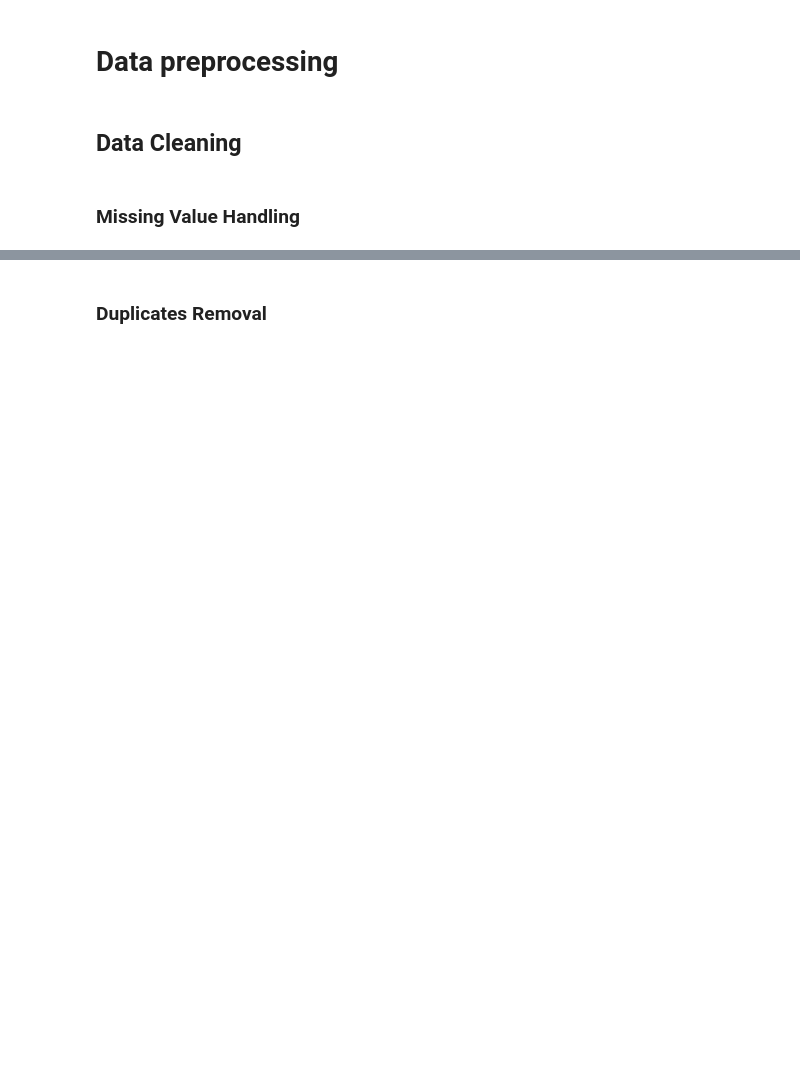
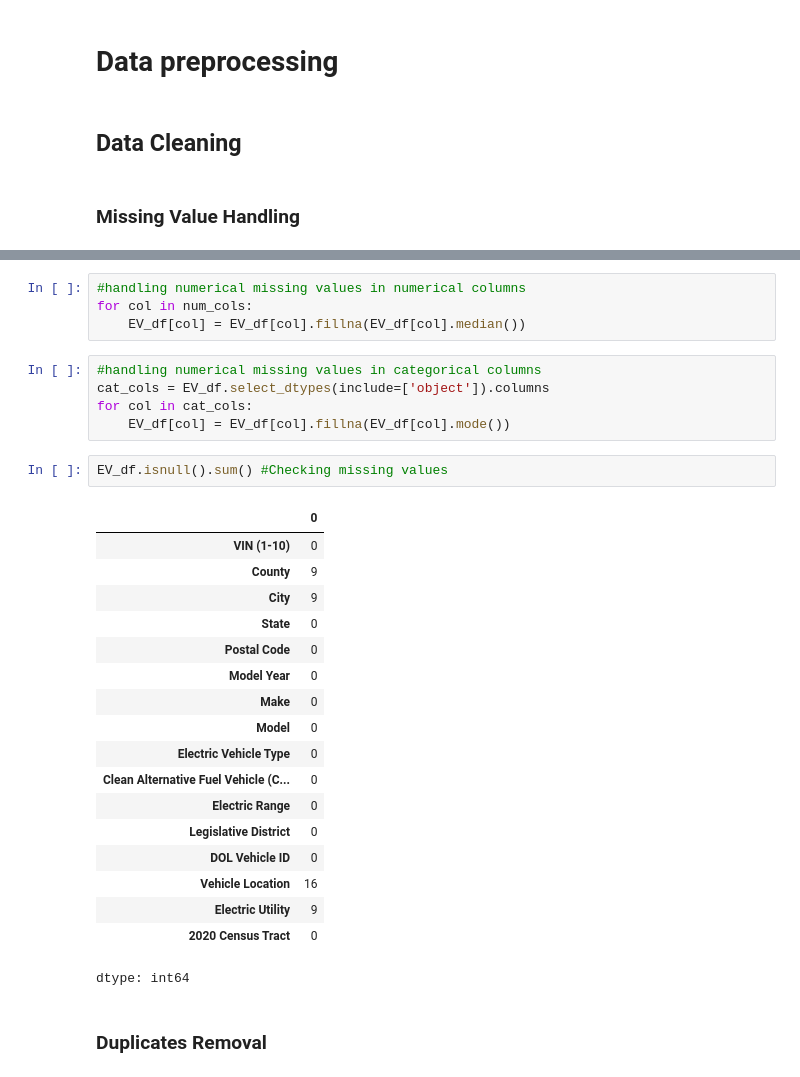
Before and after one commit to MidhulaMS/EV-Population-Prediction, a Jupyter notebook: EV_Population_Prediction.ipynb, the cells around one changed output, grey strips where cells are left out. Cells and saved outputs as stored; diff of their text form; blank space fills up the shorter version.

```diff
--- a/EV_Population_Prediction.ipynb
+++ b/EV_Population_Prediction.ipynb
@@ -134,2 +181,32 @@ EV_df.describe()
+# %%
+#handling numerical missing values in numerical columns
+for col in num_cols:
+    EV_df[col] = EV_df[col].fillna(EV_df[col].median())
+# %%
+#handling numerical missing values in categorical columns
+cat_cols = EV_df.select_dtypes(include=['object']).columns
+for col in cat_cols:
+    EV_df[col] = EV_df[col].fillna(EV_df[col].mode())
+# %%
+EV_df.isnull().sum() #Checking missing values
+# %% [output]
+|  | 0 |
+| VIN (1-10) | 0 |
+| County | 9 |
+| City | 9 |
+| State | 0 |
+| Postal Code | 0 |
+| Model Year | 0 |
+| Make | 0 |
+| Model | 0 |
+| Electric Vehicle Type | 0 |
+| Clean Alternative Fuel Vehicle (C... | 0 |
+| Electric Range | 0 |
+| Legislative District | 0 |
+| DOL Vehicle ID | 0 |
+| Vehicle Location | 16 |
+| Electric Utility | 9 |
+| 2020 Census Tract | 0 |
+dtype: int64
 # %% [markdown]
 ### Duplicates Removal
```
Also changed, not shown: parts of 13 cells of this notebook.
